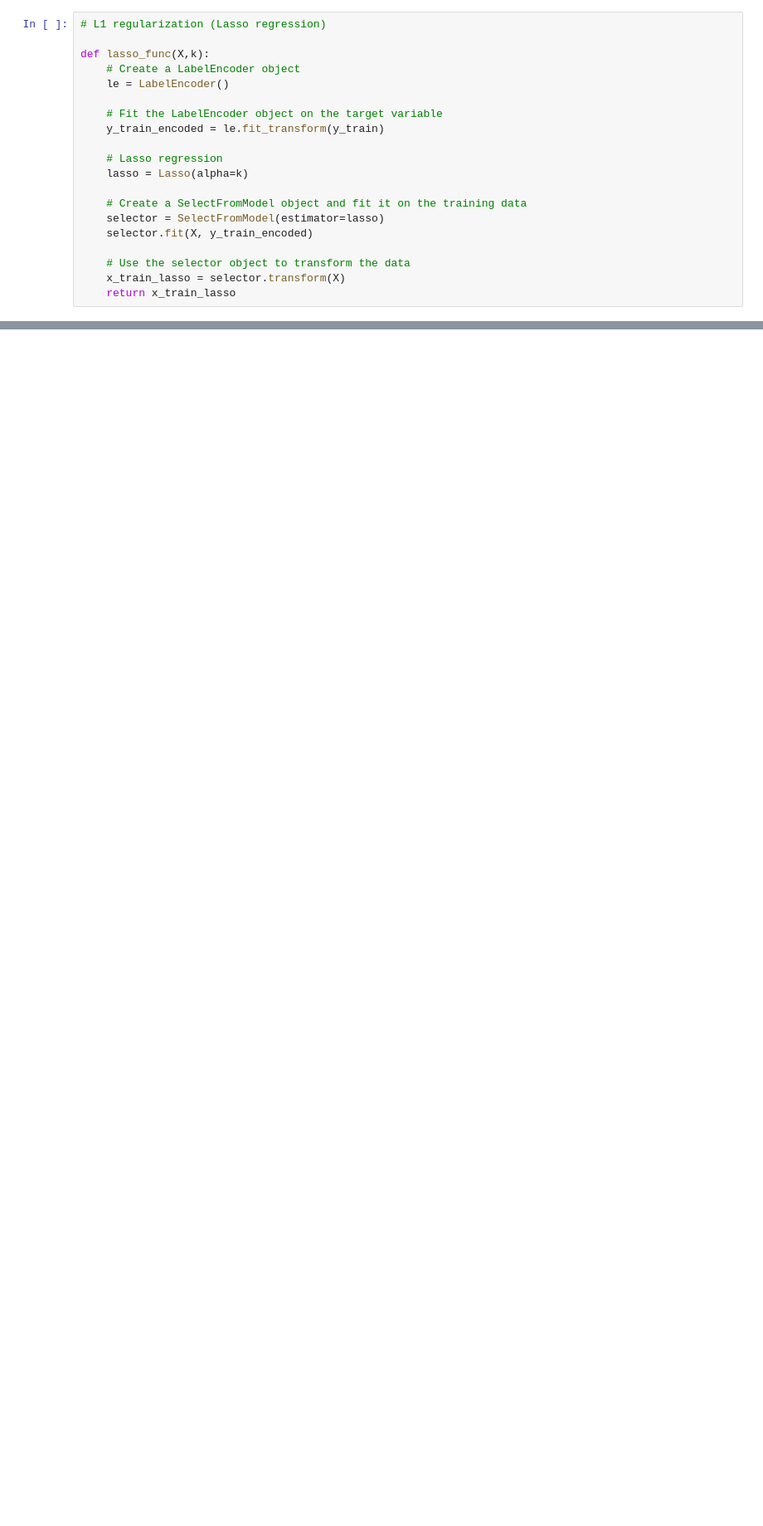
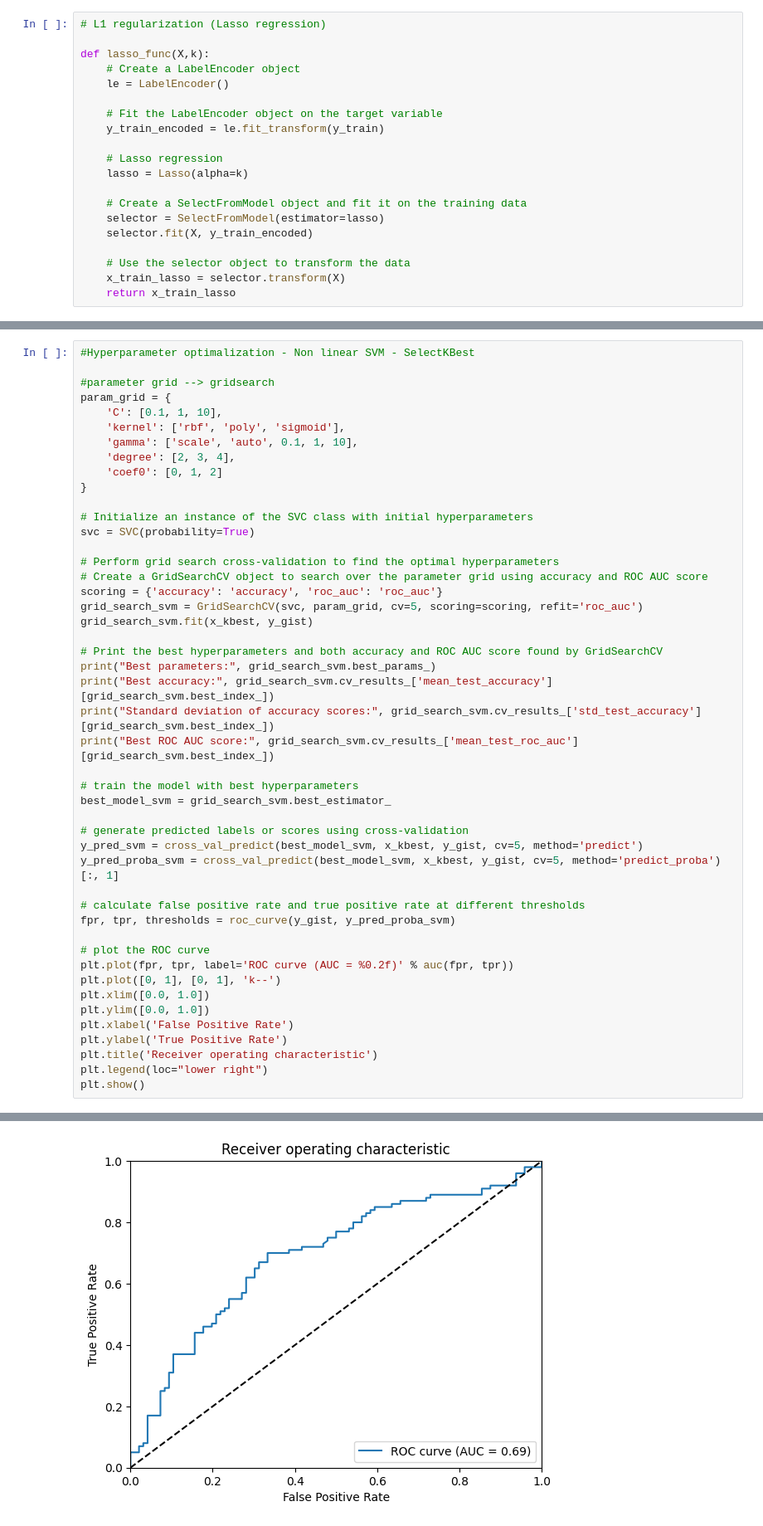
Before and after one commit to celineluijendijk/Test-oefening-video-15, a Jupyter notebook: TM10007_Group11.ipynb, the cells around one changed output, grey strips where cells are left out. Shown: that part at 83% size. Drawn from its saved outputs; the diff is of its cells as text; blank space fills up the shorter version.

```diff
--- a/TM10007_Group11.ipynb
+++ b/TM10007_Group11.ipynb
@@ -844,0 +453,48 @@ IndentationError: ignored
+# %%
+#Hyperparameter optimalization - Non linear SVM - SelectKBest
+
+#parameter grid --> gridsearch
+param_grid = {
+    'C': [0.1, 1, 10],
+    'kernel': ['rbf', 'poly', 'sigmoid'],
+    'gamma': ['scale', 'auto', 0.1, 1, 10],
+    'degree': [2, 3, 4],
+    'coef0': [0, 1, 2]
+}
+
+# Initialize an instance of the SVC class with initial hyperparameters
+svc = SVC(probability=True)
+
+# Perform grid search cross-validation to find the optimal hyperparameters
+# Create a GridSearchCV object to search over the parameter grid using accuracy and ROC AUC score
+scoring = {'accuracy': 'accuracy', 'roc_auc': 'roc_auc'}
+grid_search_svm = GridSearchCV(svc, param_grid, cv=5, scoring=scoring, refit='roc_auc')
+grid_search_svm.fit(x_kbest, y_gist)
+
+# Print the best hyperparameters and both accuracy and ROC AUC score found by GridSearchCV
+print("Best parameters:", grid_search_svm.best_params_)
+print("Best accuracy:", grid_search_svm.cv_results_['mean_test_accuracy'][grid_search_svm.best_index_])
+print("Standard deviation of accuracy scores:", grid_search_svm.cv_results_['std_test_accuracy'][grid_search_svm.best_index_])
+print("Best ROC AUC score:", grid_search_svm.cv_results_['mean_test_roc_auc'][grid_search_svm.best_index_])
+
+# train the model with best hyperparameters
+best_model_svm = grid_search_svm.best_estimator_
+
+# generate predicted labels or scores using cross-validation
+y_pred_svm = cross_val_predict(best_model_svm, x_kbest, y_gist, cv=5, method='predict')
+y_pred_proba_svm = cross_val_predict(best_model_svm, x_kbest, y_gist, cv=5, method='predict_proba')[:, 1]
+
+# calculate false positive rate and true positive rate at different thresholds
+fpr, tpr, thresholds = roc_curve(y_gist, y_pred_proba_svm)
+
+# plot the ROC curve
+plt.plot(fpr, tpr, label='ROC curve (AUC = %0.2f)' % auc(fpr, tpr))
+plt.plot([0, 1], [0, 1], 'k--')
+plt.xlim([0.0, 1.0])
+plt.ylim([0.0, 1.0])
+plt.xlabel('False Positive Rate')
+plt.ylabel('True Positive Rate')
+plt.title('Receiver operating characteristic')
+plt.legend(loc="lower right")
+plt.show()
+# %% [output]
@@ -844,0 +505 @@ IndentationError: ignored
+[figure, added]
```
Also changed, not shown: parts of 70 cells of this notebook.
